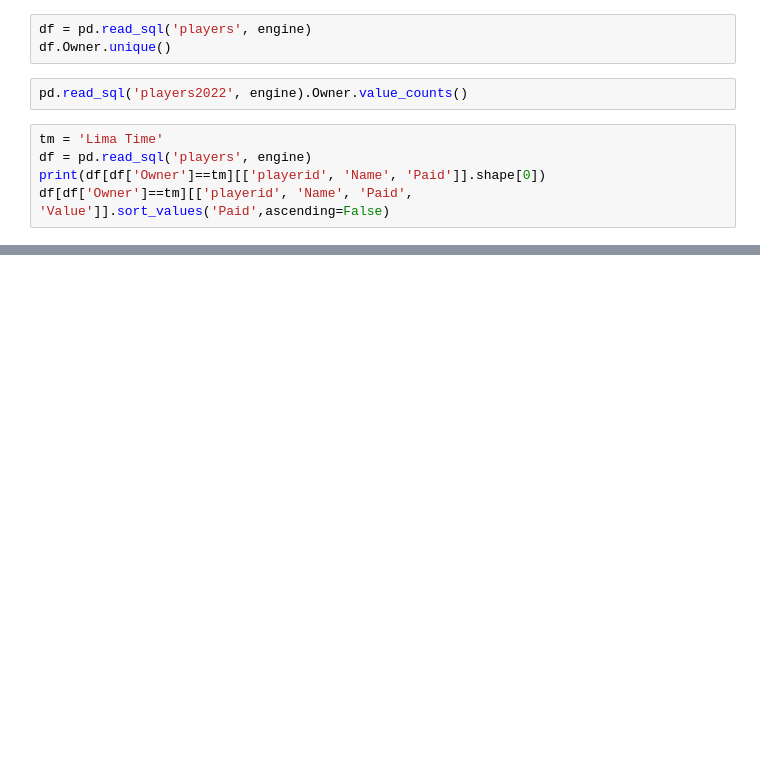
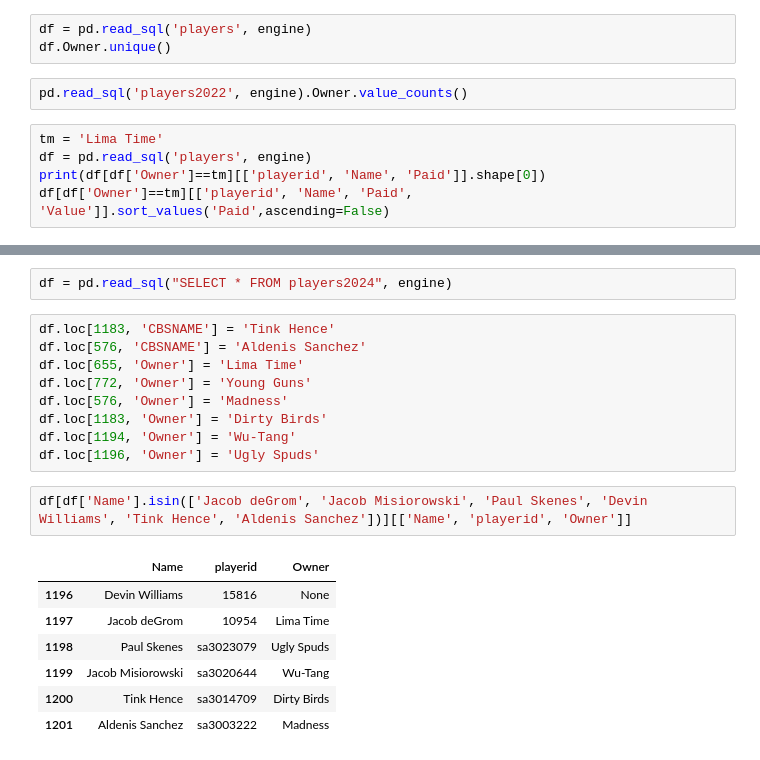
Before and after one commit to haueter19/xdl, a Jupyter notebook: Fantasy Work.ipynb, the cells around one changed output, grey strips where cells are left out. Cells and saved outputs as stored; diff of their text form; blank space fills up the shorter version.

```diff
--- a/Fantasy Work.ipynb
+++ b/Fantasy Work.ipynb
@@ -228,0 +515,21 @@ cbs = fu.fix_downloaded_cbs_values(2023, save=True)
+# %%
+df = pd.read_sql("SELECT * FROM players2024", engine)
+# %%
+df.loc[1183, 'CBSNAME'] = 'Tink Hence'
+df.loc[576, 'CBSNAME'] = 'Aldenis Sanchez'
+df.loc[655, 'Owner'] = 'Lima Time'
+df.loc[772, 'Owner'] = 'Young Guns'
+df.loc[576, 'Owner'] = 'Madness'
+df.loc[1183, 'Owner'] = 'Dirty Birds'
+df.loc[1194, 'Owner'] = 'Wu-Tang'
+df.loc[1196, 'Owner'] = 'Ugly Spuds'
+# %%
+df[df['Name'].isin(['Jacob deGrom', 'Jacob Misiorowski', 'Paul Skenes', 'Devin Williams', 'Tink Hence', 'Aldenis Sanchez'])][['Name', 'playerid', 'Owner']]
+# %% [output]
+|  | Name | playerid | Owner |
+| 1196 | Devin Williams | 15816 | None |
+| 1197 | Jacob deGrom | 10954 | Lima Time |
+| 1198 | Paul Skenes | sa3023079 | Ugly Spuds |
+| 1199 | Jacob Misiorowski | sa3020644 | Wu-Tang |
+| 1200 | Tink Hence | sa3014709 | Dirty Birds |
+| 1201 | Aldenis Sanchez | sa3003222 | Madness |
```
Also changed, not shown: parts of 85 cells of this notebook.
